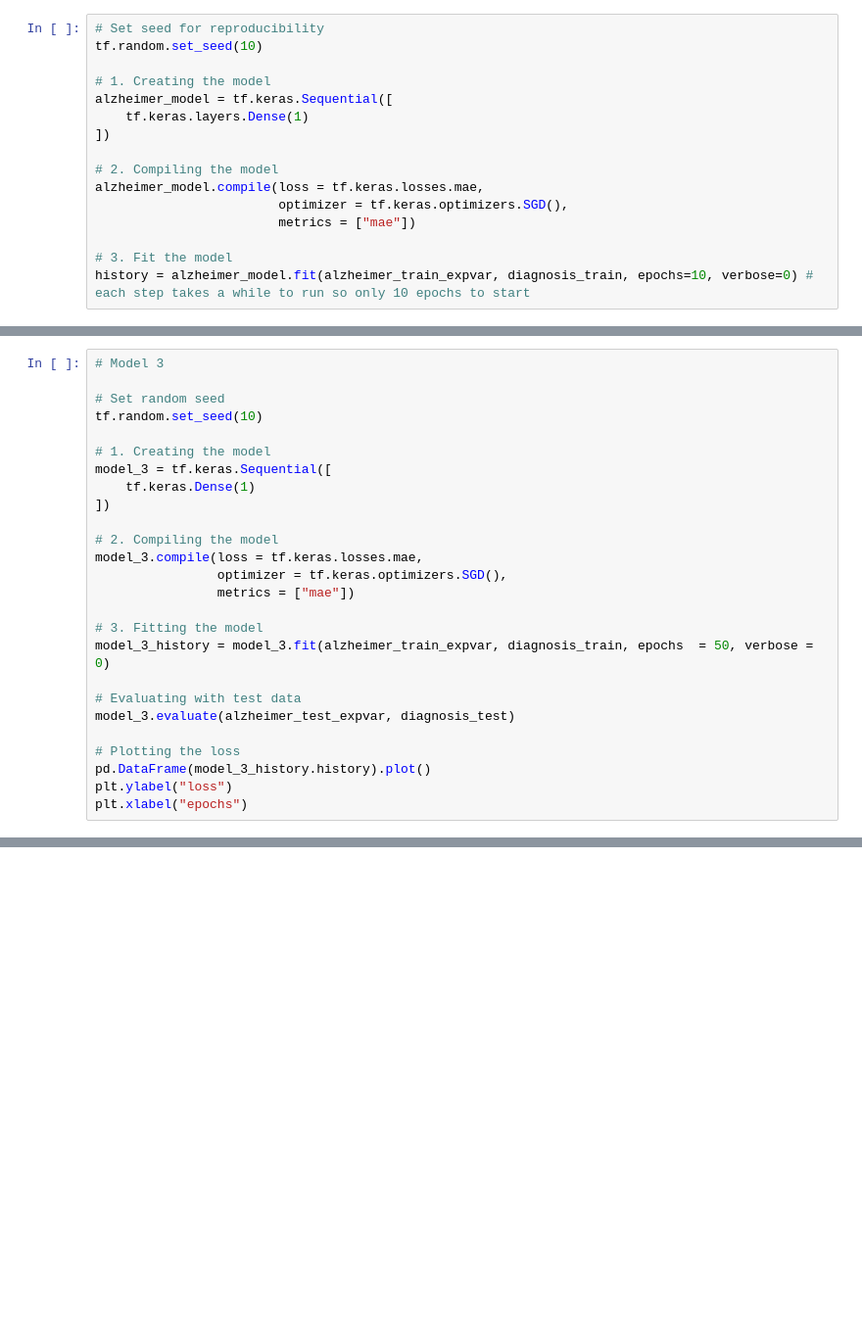
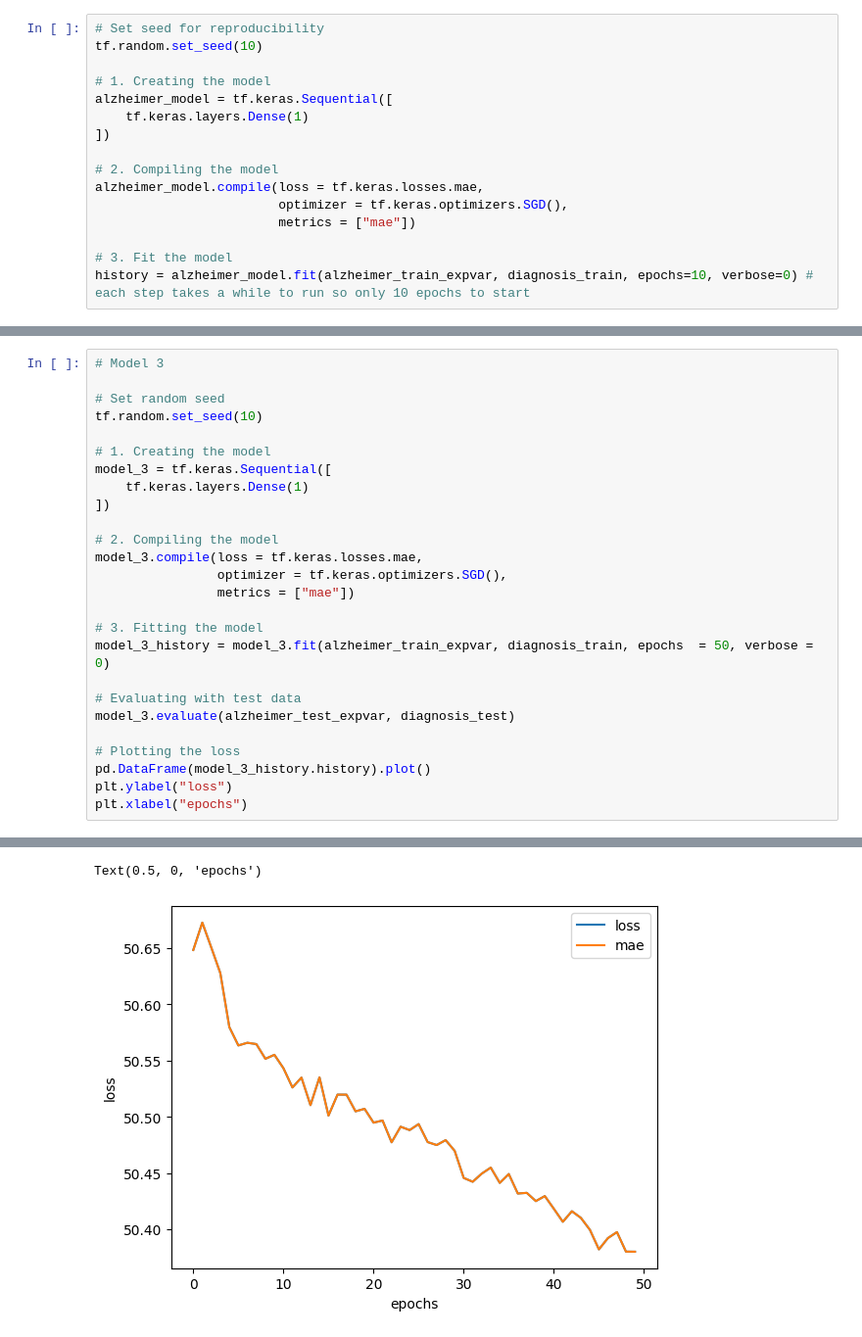
Before and after one commit to austinkirwin/public-projects, a Jupyter notebook: Python_projects/Alzheimers_Predictive_Model.ipynb, the cells around one changed output, grey strips where cells are left out. Shown at 98% size. Drawn from its saved outputs; the diff is of its cells as text; blank space fills up the shorter version.

```diff
--- a/Python_projects/Alzheimers_Predictive_Model.ipynb
+++ b/Python_projects/Alzheimers_Predictive_Model.ipynb
@@ -183,7 +198,7 @@ tf.random.set_seed(10)
 
 # 1. Creating the model
 model_3 = tf.keras.Sequential([
-    tf.keras.Dense(1)
+    tf.keras.layers.Dense(1)
 ])
 
 # 2. Compiling the model
@@ -201,3 +216,4 @@ model_3.evaluate(alzheimer_test_expvar, diagnosis_test)
 pd.DataFrame(model_3_history.history).plot()
 plt.ylabel("loss")
 plt.xlabel("epochs")
+# %% [output]
@@ -204,3 +221,5 @@ plt.xlabel("epochs")
+Text(0.5, 0, 'epochs')
+[figure, added]
 # %%
 # Model 4
 
```
Also changed, not shown: parts of 13 cells of this notebook.
